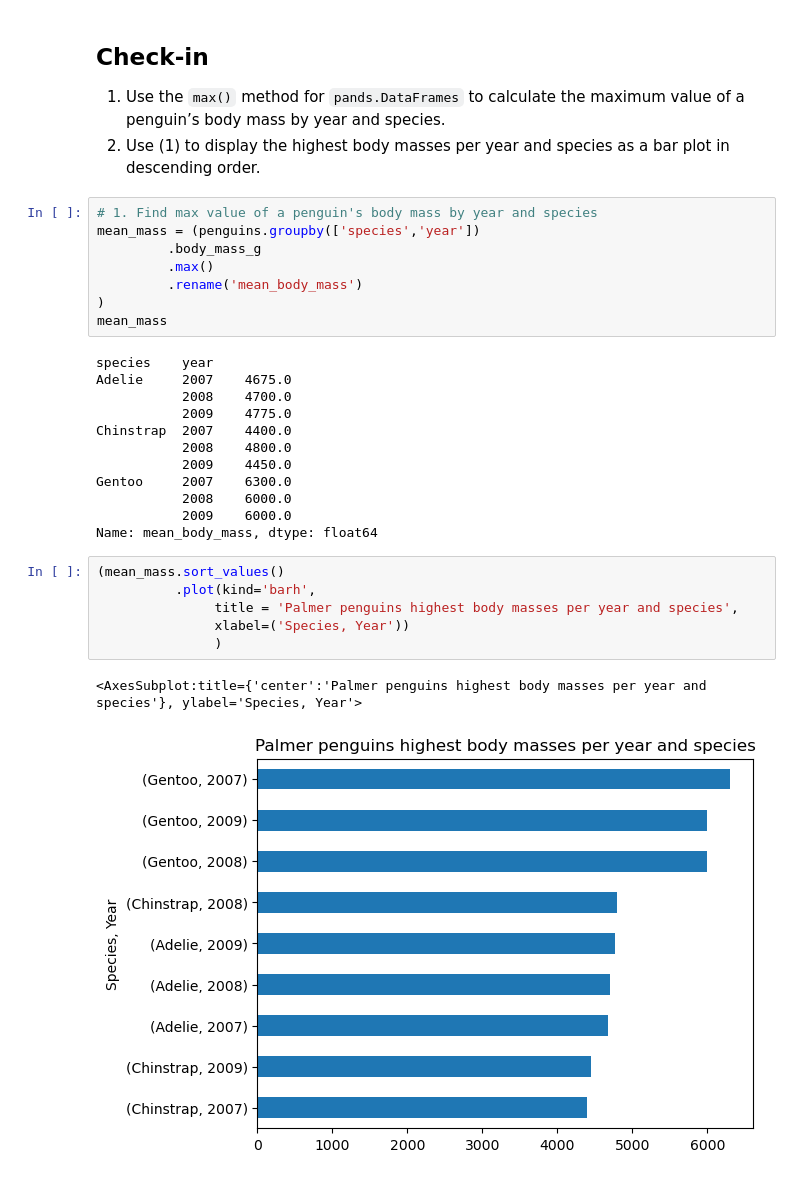
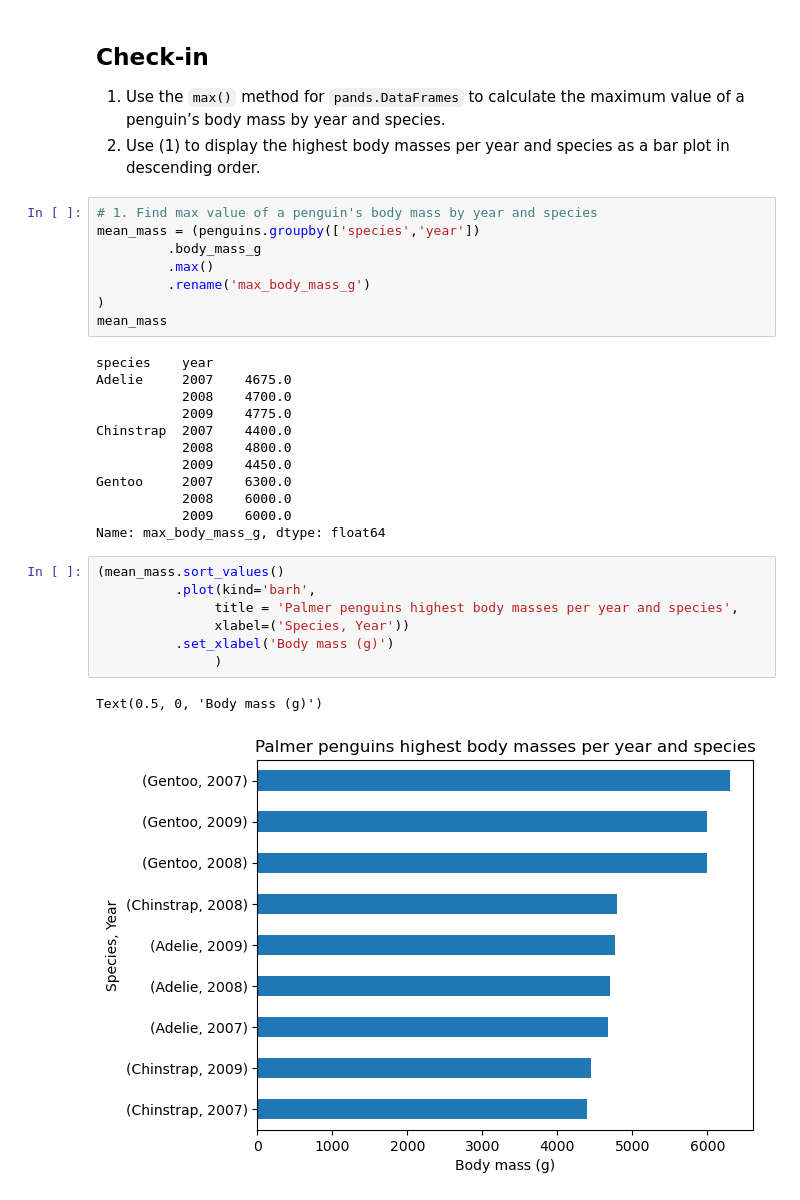
Before and after one commit to marinakochuten/eds220-2024-in-class, a Jupyter notebook: week3-groupby.ipynb, the cells around one changed output. Drawn from its saved outputs; the diff is of its cells as text.

```diff
--- a/week3-groupby.ipynb
+++ b/week3-groupby.ipynb
@@ -134,7 +134,7 @@ penguins.groupby(['island','year']).count()
 mean_mass = (penguins.groupby(['species','year'])
          .body_mass_g
          .max()
-         .rename('mean_body_mass')
+         .rename('max_body_mass_g')
 )
 mean_mass
 # %% [output]
@@ -148,13 +148,14 @@ Chinstrap  2007    4400.0
 Gentoo     2007    6300.0
            2008    6000.0
            2009    6000.0
-Name: mean_body_mass, dtype: float64
+Name: max_body_mass_g, dtype: float64
 # %%
 (mean_mass.sort_values()
           .plot(kind='barh',
                title = 'Palmer penguins highest body masses per year and species',
                xlabel=('Species, Year'))
+          .set_xlabel('Body mass (g)')
                )
 # %% [output]
-<AxesSubplot:title={'center':'Palmer penguins highest body masses per year and species'}, ylabel='Species, Year'>
+Text(0.5, 0, 'Body mass (g)')
-[figure, old version]
+[figure, new version]
```
Also changed, not shown: 1 other file.
